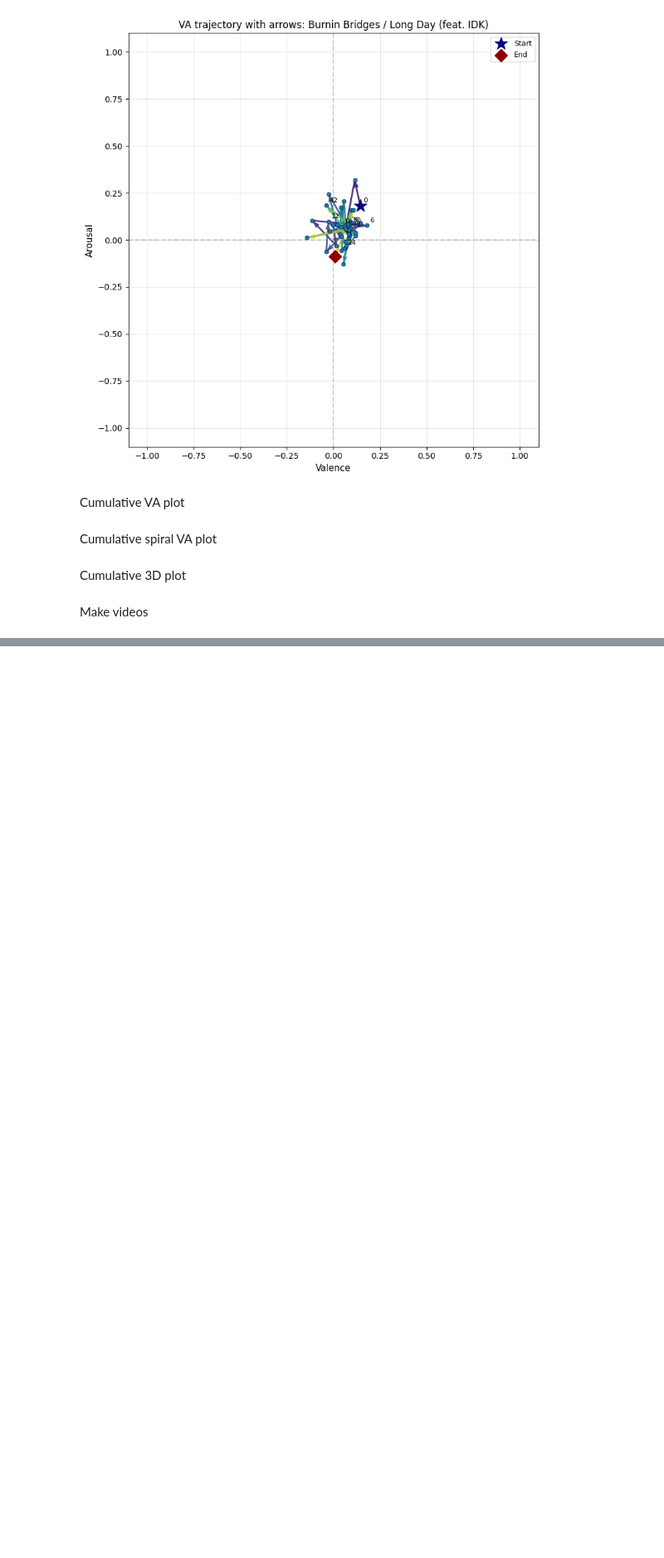
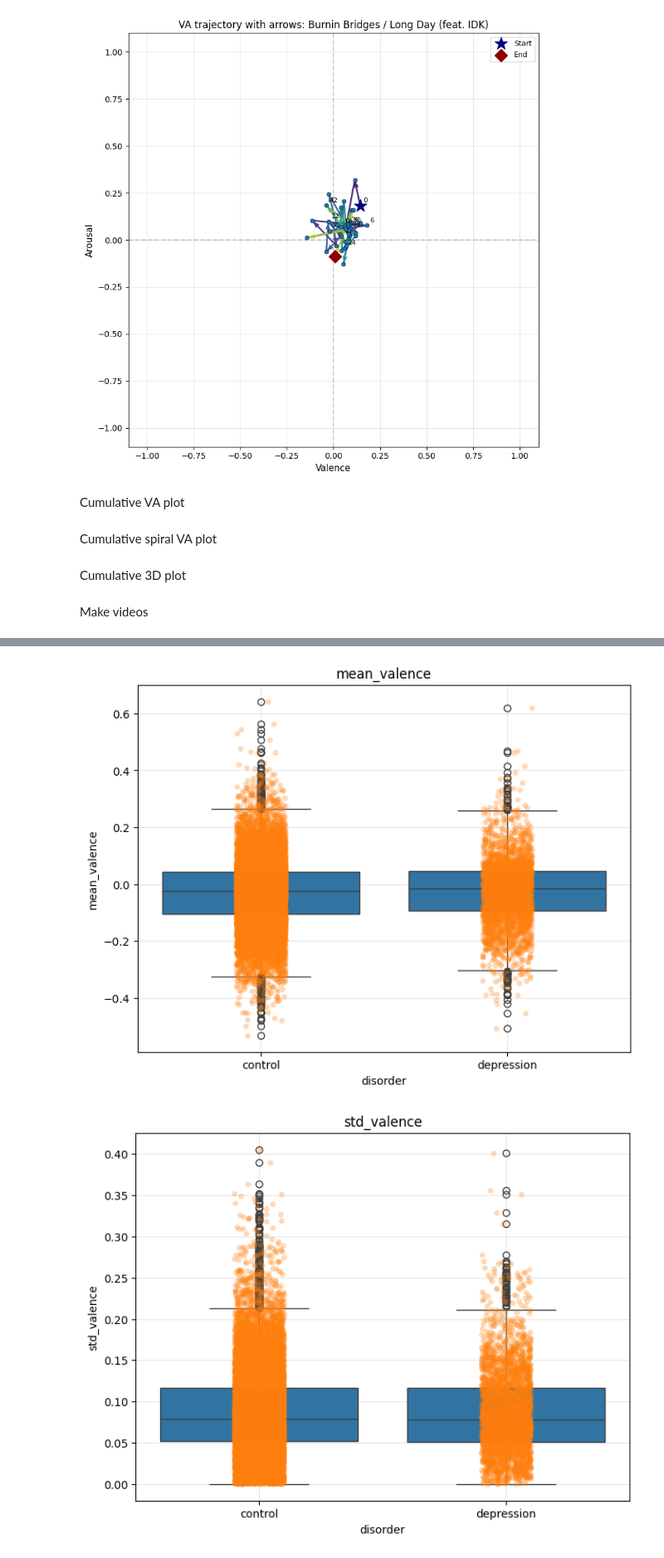
Before and after one commit to filpi86/mer-thesis, a Jupyter notebook: interpretability3.ipynb, the cells around one changed output, grey strips where cells are left out. Shown at 83% size. Saved outputs shown, nothing was run; the diff lists cells and outputs as text; code cells hidden in the pictures; blank space fills up the shorter version.

```diff
--- a/interpretability3.ipynb
+++ b/interpretability3.ipynb
@@ -640,0 +723,14 @@ ValueError: All images in a movie should have same size
+# %%
+features_to_plot = [
+    'mean_valence',
+    'std_valence',
+    'path_length',
+    'switches',
+    'neg_ratio'
+]
+
+for f in features_to_plot:
+    compare_features(full_df, f)
+# %% [output]
+[figure, added]
+[figure, added]
```
Also changed, not shown: parts of 13 cells of this notebook, 3 other files.
